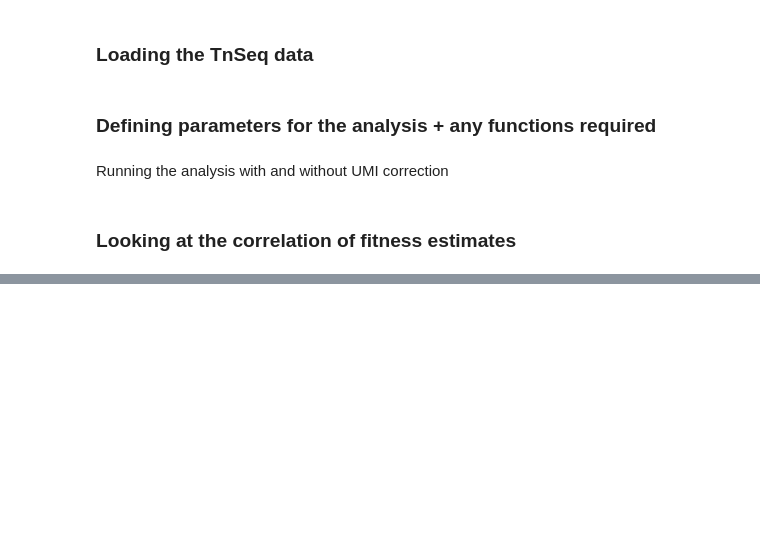
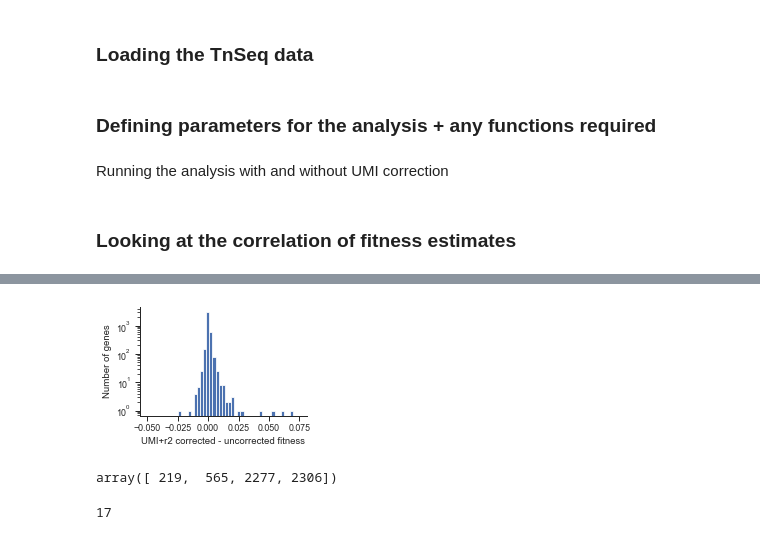
Before and after one commit to baymlab/2022_Limdi-TnSeq-LTEE, a Jupyter notebook: Analysis/Part_3_TnSeq_analysis/UMI_correction.ipynb, the cells around one changed output, grey strips where cells are left out. Cells and saved outputs as stored; diff of their text form; code cells hidden in the pictures; blank space fills up the shorter version.

```diff
--- a/Analysis/Part_3_TnSeq_analysis/UMI_correction.ipynb
+++ b/Analysis/Part_3_TnSeq_analysis/UMI_correction.ipynb
@@ -262,0 +270,18 @@ with sns.axes_style('ticks'):
+# %%
+with sns.axes_style('ticks'):
+    fig,ax = plt.subplots(1,1, figsize=(3,2))
+    ax.hist(np.mean(fitness_UMI, axis=1) - np.mean(fitness, axis=1), bins=np.linspace(-0.05, 0.075, 50),alpha=1)
+    ax.set(yscale='log', xlabel='UMI+r2 corrected - uncorrected fitness', ylabel='Number of genes')
+    sns.despine()
+    fig.savefig(repo+'/Analysis/Plots_for_paper/umi_correction_difference.pdf', format='pdf', bbox_inches='tight')
+# %% [output]
+[figure, added]
+# %%
+diff = np.mean(fitness, axis=1)-np.mean(fitness_UMI, axis=1)
+np.where((diff>-0.1)&(diff<-0.04))[0]
+# %% [output]
+array([ 219,  565, 2277, 2306])
+# %%
+len(np.where((diff>0.025)|(diff<-0.025))[0])
+# %% [output]
+17
```
Also changed, not shown: parts of 3 cells of this notebook, 4 other files.
